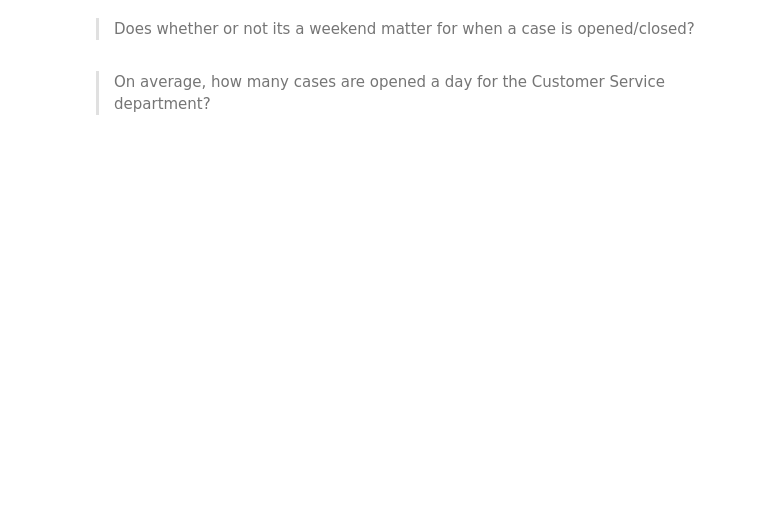
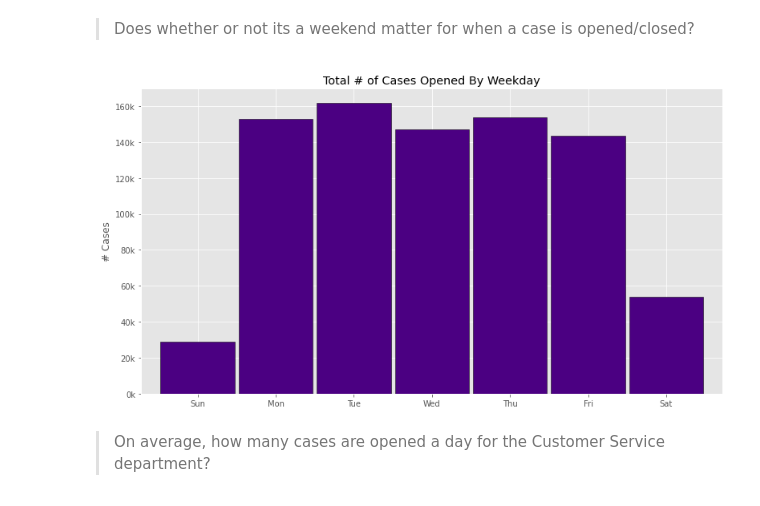
Before and after one commit to randyfrench/spark-exercises, a Jupyter notebook: explore.ipynb, the cells around one changed output. Drawn from its saved outputs; the diff is of its cells as text; code cells hidden in the pictures; blank space fills up the shorter version.

```diff
--- a/explore.ipynb
+++ b/explore.ipynb
@@ -82,4 +156,30 @@ plt.gca().set(
 # %% [markdown]
 > Does whether or not its a weekend matter for when a case is opened/closed?
+# %%
+weekdays = ['Sun', 'Mon', 'Tue', 'Wed', 'Thu', 'Fri', 'Sat']
+
+(
+    df.withColumn("weekday", date_format("case_opened_date", "E"))
+    # the line above is an example of doing the date formatting with spark
+    # through the SimpleDateFormat api instead of with python
+    .groupby("weekday")
+    .count()
+    .na.drop()
+    .toPandas()
+    # Here we convert the weekday string to a categorical type with an order.
+    # This lets us order the weekdays properly in our visualization.
+    .assign(weekday=lambda df: pd.Categorical(df.weekday, categories=weekdays, ordered=True))
+    .set_index("weekday")["count"]
+    .sort_index()
+    .plot.bar(width=0.95, ec="black", color="indigo")
+)
+
+plt.xticks(rotation=0)
+plt.gca().set(
+    xlabel="", ylabel="# Cases", title="Total # of Cases Opened By Weekday"
+)
+plt.gca().yaxis.set_major_formatter(mpl.ticker.FuncFormatter(format_number_sub_thousands))
+# %% [output]
+[figure, added]
 # %% [markdown]
 > On average, how many cases are opened a day for the Customer Service department?
```
Also changed, not shown: parts of 5 cells of this notebook, 1 other file.
